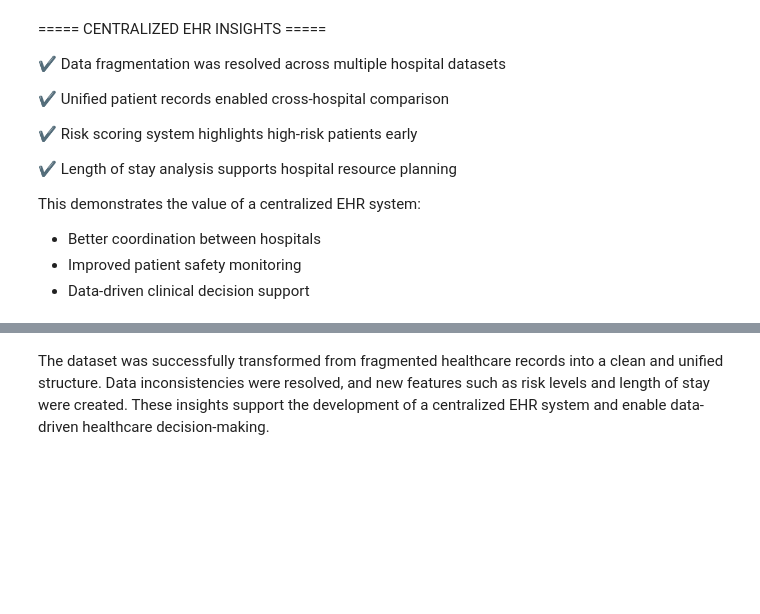
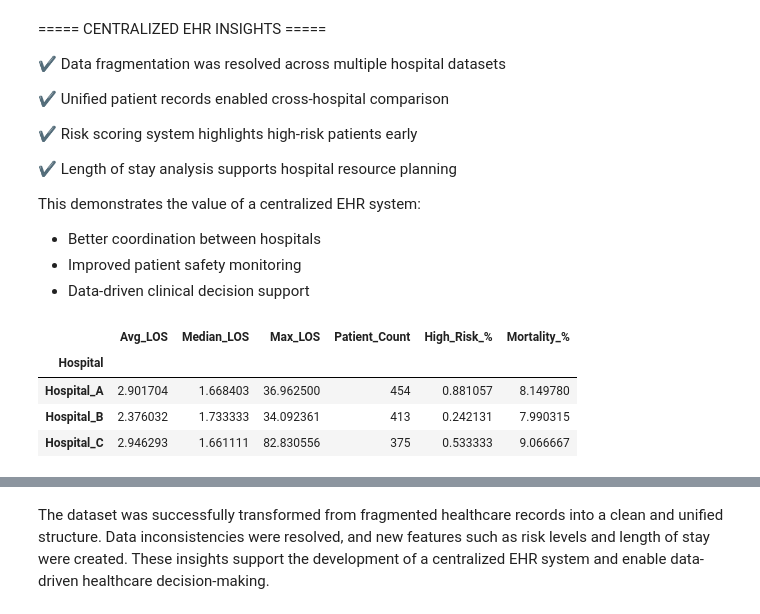
Before and after one commit to RanaAAAli/EHR-Data-Analysis-Project, a Jupyter notebook: Healthcare_EHR_Data_Analysis.ipynb, the cells around one changed output, grey strips where cells are left out. Saved outputs shown, nothing was run; the diff lists cells and outputs as text; code cells hidden in the pictures; blank space fills up the shorter version.

```diff
--- a/Healthcare_EHR_Data_Analysis.ipynb
+++ b/Healthcare_EHR_Data_Analysis.ipynb
@@ -305,6 +296,30 @@ This demonstrates the value of a centralized EHR system:
 - Better coordination between hospitals
 - Improved patient safety monitoring
 - Data-driven clinical decision support
+# %%
+hospital_dashboard = df_final.groupby("Hospital").agg({
+    "length_of_stay_days": ["mean", "median", "max"],
+    "patienthealthsystemstayid": "count",
+    "risk_level": lambda x: (x == "High").mean() * 100,
+    "hospitaldischargestatus": lambda x: (x == "Expired").mean() * 100
+})
+
+hospital_dashboard.columns = [
+    "Avg_LOS",
+    "Median_LOS",
+    "Max_LOS",
+    "Patient_Count",
+    "High_Risk_%",
+    "Mortality_%"
+]
+
+hospital_dashboard
+# %% [output]
+|  | Avg_LOS | Median_LOS | Max_LOS | Patient_Count | High_Risk_% | Mortality_% |
+| Hospital |  |  |  |  |  |  |
+| Hospital_A | 2.901704 | 1.668403 | 36.962500 | 454 | 0.881057 | 8.149780 |
+| Hospital_B | 2.376032 | 1.733333 | 34.092361 | 413 | 0.242131 | 7.990315 |
+| Hospital_C | 2.946293 | 1.661111 | 82.830556 | 375 | 0.533333 | 9.066667 |
 # %%
 # ==============================
 # FINAL DATASET PREPARATION
```
Also changed, not shown: parts of 11 cells of this notebook.
